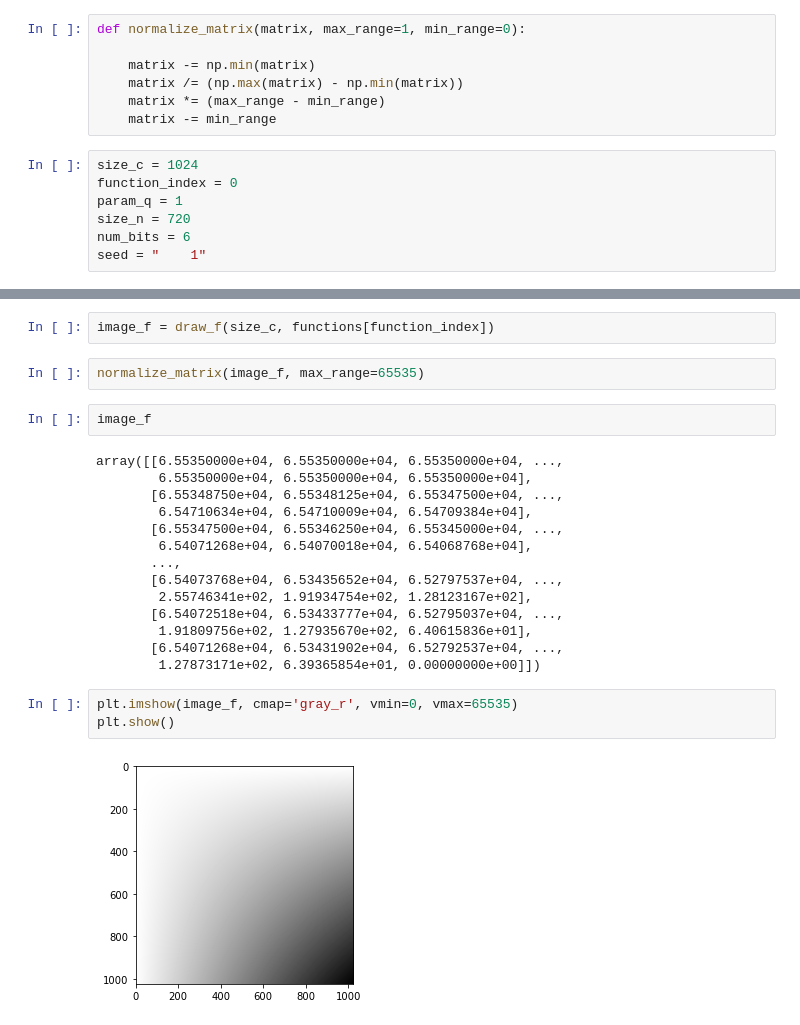
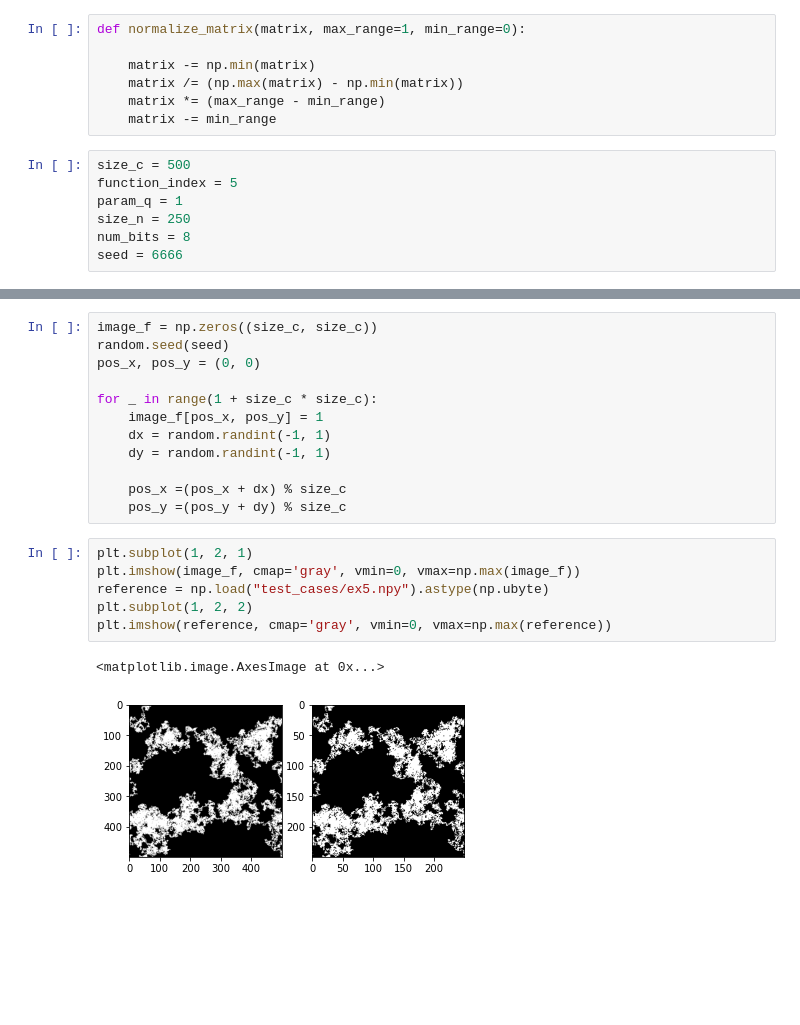
Before and after one commit to rzimmerdev/usp-projects, a Jupyter notebook: python/pdi/A1/notebook.ipynb, the cells around one changed output, grey strips where cells are left out. Saved outputs shown, nothing was run; the diff lists cells and outputs as text; blank space fills up the shorter version.

Commit message:
[ graphs ] - Created course folder

```diff
--- a/python/pdi/A1/notebook.ipynb
+++ b/python/pdi/A1/notebook.ipynb
@@ -22,9 +22,9 @@ def normalize_matrix(matrix, max_range=1, min_range=0):
     matrix *= (max_range - min_range)
     matrix -= min_range
 # %%
-size_c = 1024
-function_index = 0
+size_c = 500
+function_index = 5
 param_q = 1
-size_n = 720
-num_bits = 6
-seed = "    1"
+size_n = 250
+num_bits = 8
+seed = 6666
@@ -39,25 +31,21 @@ functions = [
-# %%
-image_f = draw_f(size_c, functions[function_index])
-# %%
-normalize_matrix(image_f, max_range=65535)
-# %%
-image_f
-# %% [output]
-array([[6.55350000e+04, 6.55350000e+04, 6.55350000e+04, ...,
-        6.55350000e+04, 6.55350000e+04, 6.55350000e+04],
-       [6.55348750e+04, 6.55348125e+04, 6.55347500e+04, ...,
-        6.54710634e+04, 6.54710009e+04, 6.54709384e+04],
-       [6.55347500e+04, 6.55346250e+04, 6.55345000e+04, ...,
-        6.54071268e+04, 6.54070018e+04, 6.54068768e+04],
-       ...,
-       [6.54073768e+04, 6.53435652e+04, 6.52797537e+04, ...,
-        2.55746341e+02, 1.91934754e+02, 1.28123167e+02],
-       [6.54072518e+04, 6.53433777e+04, 6.52795037e+04, ...,
-        1.91809756e+02, 1.27935670e+02, 6.40615836e+01],
-       [6.54071268e+04, 6.53431902e+04, 6.52792537e+04, ...,
-        1.27873171e+02, 6.39365854e+01, 0.00000000e+00]])
-# %%
-plt.imshow(image_f, cmap='gray_r', vmin=0, vmax=65535)
-plt.show()
-# %% [output]
-[figure, removed]
+# %%
+image_f = np.zeros((size_c, size_c))
+random.seed(seed)
+pos_x, pos_y = (0, 0)
+
+for _ in range(1 + size_c * size_c):
+    image_f[pos_x, pos_y] = 1
+    dx = random.randint(-1, 1)
+    dy = random.randint(-1, 1)
+
+    pos_x =(pos_x + dx) % size_c
+    pos_y =(pos_y + dy) % size_c
+# %%
+plt.subplot(1, 2, 1)
+plt.imshow(image_f, cmap='gray', vmin=0, vmax=np.max(image_f))
+reference = np.load("test_cases/ex5.npy").astype(np.ubyte)
+plt.subplot(1, 2, 2)
+plt.imshow(reference, cmap='gray', vmin=0, vmax=np.max(reference))
+# %% [output]
+<matplotlib.image.AxesImage at 0x...>
+[figure, added]
```
Also changed, not shown: parts of 3 cells of this notebook, 3 other files.
